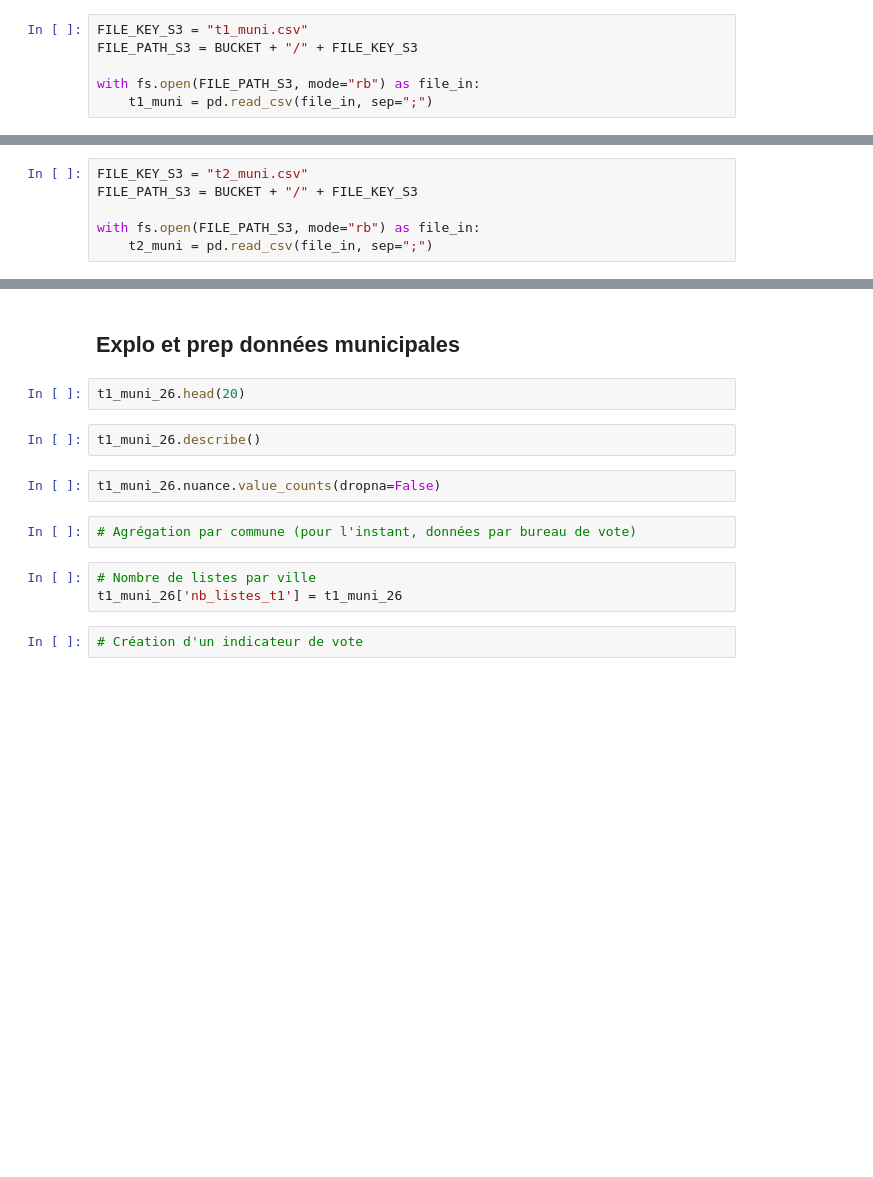
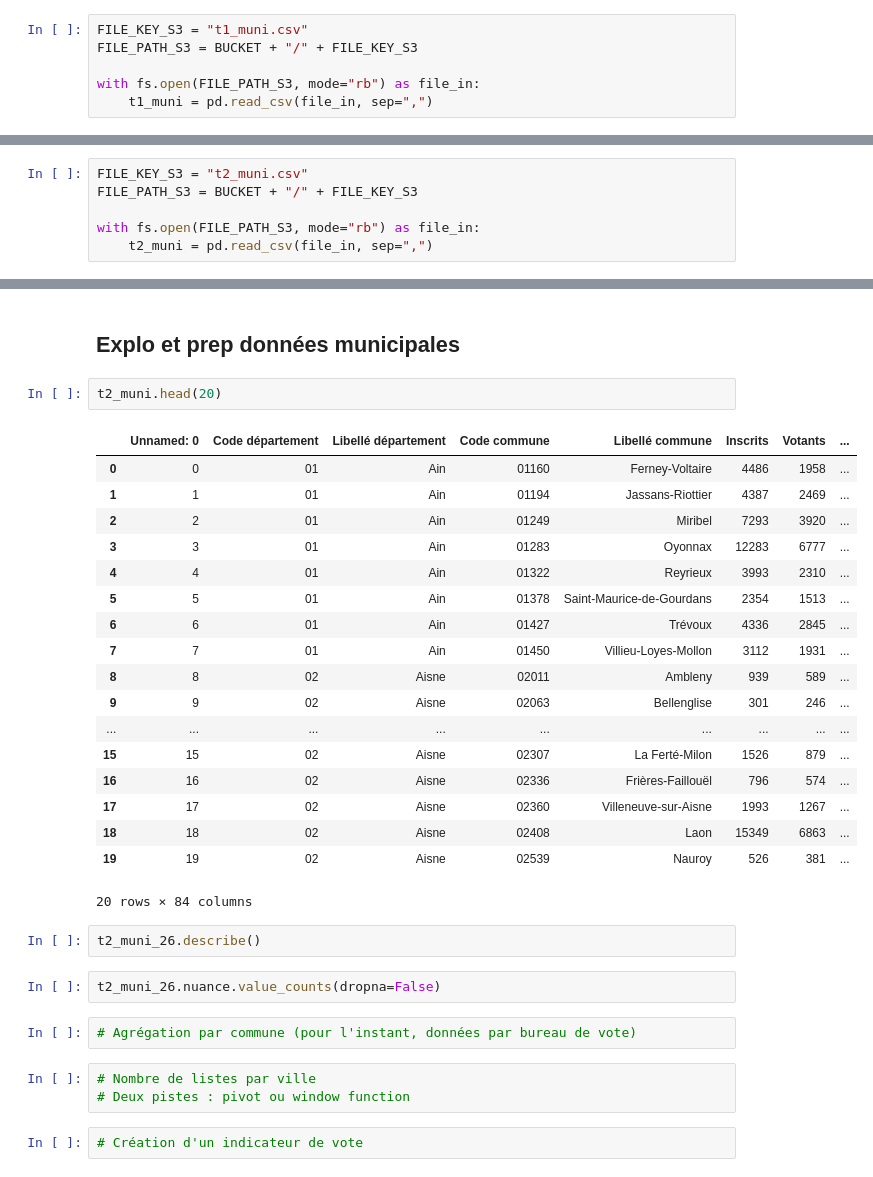
Before and after one commit to nelissanne/bistrots-et-bulletins, a Jupyter notebook: data_load_and_prep/2.data-prep.ipynb, the cells around one changed output, grey strips where cells are left out. Cells and saved outputs as stored; diff of their text form; blank space fills up the shorter version.

```diff
--- a/data_load_and_prep/2.data-prep.ipynb
+++ b/data_load_and_prep/2.data-prep.ipynb
@@ -16,4 +16,4 @@ FILE_KEY_S3 = "t1_muni.csv"
 FILE_PATH_S3 = BUCKET + "/" + FILE_KEY_S3
 
 with fs.open(FILE_PATH_S3, mode="rb") as file_in:
-    t1_muni = pd.read_csv(file_in, sep=";")
+    t1_muni = pd.read_csv(file_in, sep=",")
@@ -22,7 +24,7 @@ FILE_KEY_S3 = "t2_muni.csv"
 FILE_PATH_S3 = BUCKET + "/" + FILE_KEY_S3
 
 with fs.open(FILE_PATH_S3, mode="rb") as file_in:
-    t2_muni = pd.read_csv(file_in, sep=";")
+    t2_muni = pd.read_csv(file_in, sep=",")
 # %%
 FILE_KEY_S3 = "bistrots_sirene.csv"
 FILE_PATH_S3 = BUCKET + "/" + FILE_KEY_S3
@@ -86,16 +88,35 @@ bistrots_par_ville.head(20)
 # %% [markdown]
 ## Explo et prep données municipales
 # %%
-t1_muni_26.head(20)
+t2_muni.head(20)
+# %% [output]
+|  | Unnamed: 0 | Code département | Libellé département | Code commune | Libellé commune | Inscrits | Votants | ... |
+| 0 | 0 | 01 | Ain | 01160 | Ferney-Voltaire | 4486 | 1958 | ... |
+| 1 | 1 | 01 | Ain | 01194 | Jassans-Riottier | 4387 | 2469 | ... |
+| 2 | 2 | 01 | Ain | 01249 | Miribel | 7293 | 3920 | ... |
+| 3 | 3 | 01 | Ain | 01283 | Oyonnax | 12283 | 6777 | ... |
+| 4 | 4 | 01 | Ain | 01322 | Reyrieux | 3993 | 2310 | ... |
+| 5 | 5 | 01 | Ain | 01378 | Saint-Maurice-de-Gourdans | 2354 | 1513 | ... |
+| 6 | 6 | 01 | Ain | 01427 | Trévoux | 4336 | 2845 | ... |
+| 7 | 7 | 01 | Ain | 01450 | Villieu-Loyes-Mollon | 3112 | 1931 | ... |
+| 8 | 8 | 02 | Aisne | 02011 | Ambleny | 939 | 589 | ... |
+| 9 | 9 | 02 | Aisne | 02063 | Bellenglise | 301 | 246 | ... |
+| ... | ... | ... | ... | ... | ... | ... | ... | ... |
+| 15 | 15 | 02 | Aisne | 02307 | La Ferté-Milon | 1526 | 879 | ... |
+| 16 | 16 | 02 | Aisne | 02336 | Frières-Faillouël | 796 | 574 | ... |
+| 17 | 17 | 02 | Aisne | 02360 | Villeneuve-sur-Aisne | 1993 | 1267 | ... |
+| 18 | 18 | 02 | Aisne | 02408 | Laon | 15349 | 6863 | ... |
+| 19 | 19 | 02 | Aisne | 02539 | Nauroy | 526 | 381 | ... |
+20 rows × 84 columns
 # %%
-t1_muni_26.describe()
+t2_muni_26.describe()
 # %%
-t1_muni_26.nuance.value_counts(dropna=False)
+t2_muni_26.nuance.value_counts(dropna=False)
 # %%
 # Agrégation par commune (pour l'instant, données par bureau de vote)
 # %%
 # Nombre de listes par ville
-t1_muni_26['nb_listes_t1'] = t1_muni_26
+# Deux pistes : pivot ou window function
 # %%
 # Création d'un indicateur de vote
 # %% [markdown]
```
Also changed, not shown: parts of 2 cells of this notebook.
